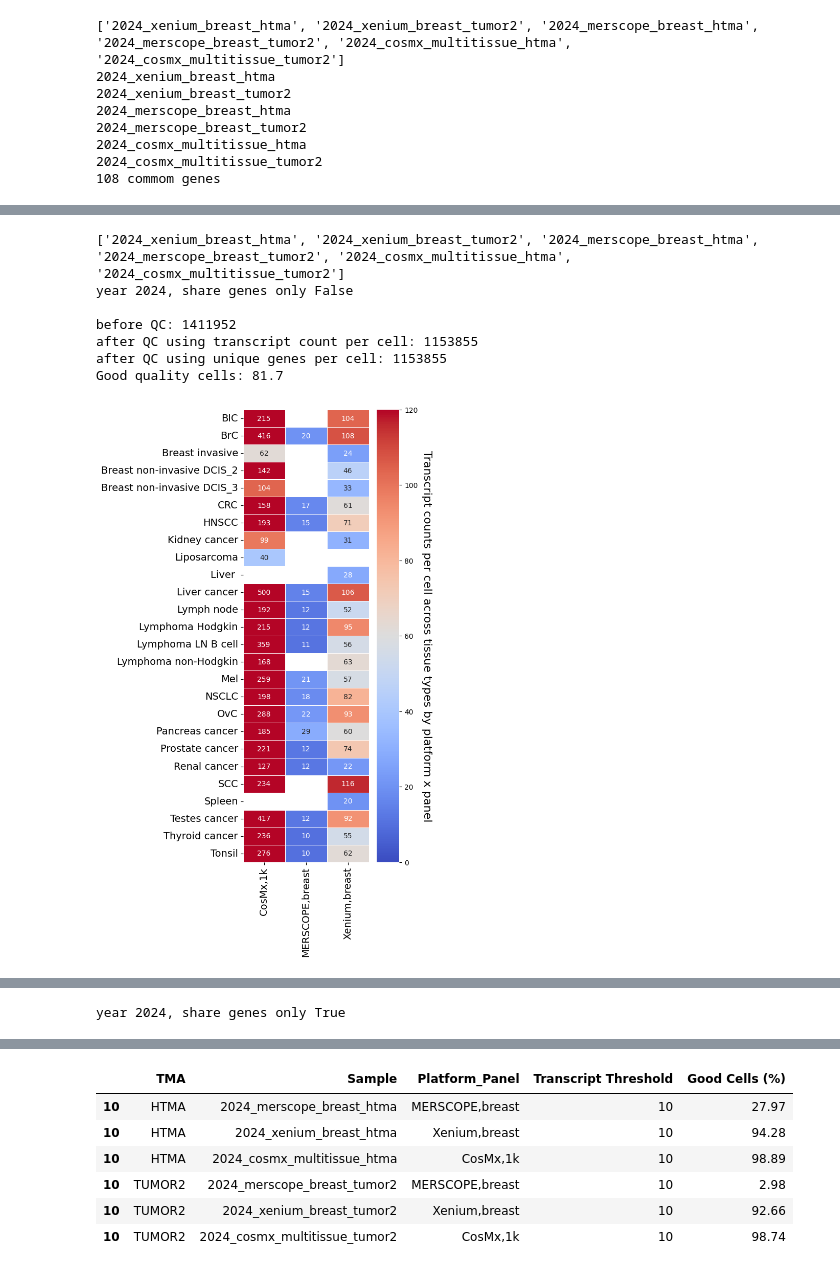
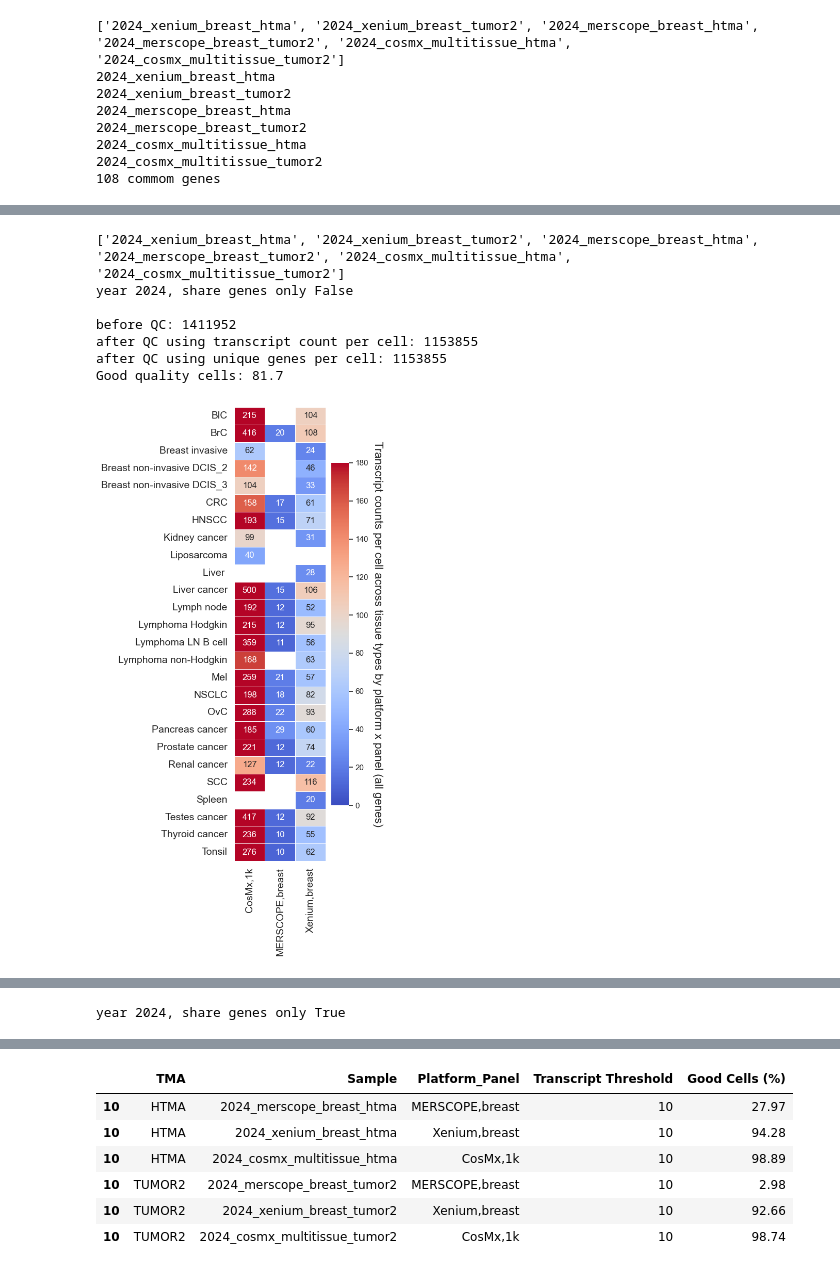
Before and after one commit to broadinstitute/ist_benchmarking, a Jupyter notebook: 06_single_cell_metrics.ipynb, the cells around one changed output, grey strips where cells are left out. Saved outputs shown, nothing was run; the diff lists cells and outputs as text; code cells hidden in the pictures.

Commit message:
update AI figures

```diff
--- a/06_single_cell_metrics.ipynb
+++ b/06_single_cell_metrics.ipynb
@@ -21,7 +26,7 @@ working directory: /mnt/disks/store/ist_benchmarking
 # get common genes
 samples = []
 sample_gene_list = {}
-for sample in SAMPLES[::2]:
+for sample in SAMPLES[:12][::2]:
     print (sample)
     samples.append(sample)
     genes = pd.read_parquet(
@@ -269,48 +271,56 @@ for year in ['2024']:
             df_plot = df_plot.pivot_table(index='tissue_type',columns=group_by,values=metric)
             # display(get_df_color(df_plot))
 
-            vmax = 120
-            if metric == 'unique_genes':
-                vmax = 70
+
+            vmax = 80 if metric == 'unique_genes' else 180
+            figsize=(3.6, 11)  if metric == 'unique_genes' else (6, 11)
 
             if common:
                 vmax = 40
+                figsize=(3.6, 11)
+
                 if metric == 'unique_genes':
-                    vmax = 10
+                    vmax = 20
 
             # Create the heatmap with annotations
-            plt.figure(figsize=(7, 11))  # Increase the figure width to accommodate the y-axis label
+            plt.figure(figsize=figsize)  # Increase the figure width to accommodate the y-axis label
 
             df_plot_trim = df_plot
             if 'MERSCOPE,lung' in df_plot_trim.columns:
                 df_plot_trim = df_plot.drop(columns=['MERSCOPE,lung'])
             df_plot_trim = round(df_plot_trim,2)
             g = sns.heatmap(df_plot_trim, annot=True, cmap='coolwarm', linewidths=0.5,
                             vmin=0, vmax=vmax, fmt=".0f")
             cbar = g.collections[0].colorbar
 
+            gene_string = 'shared genes' if common else 'all genes'
+
             # Adjust the position and size of the colorbar
             cbar.ax.set_position([0.91, 0.1, 0.02, 0.77])  # Adjust the first and third values
-            cbar.ax.set_ylabel(f"{' '.join(metric.split('_')).capitalize()} per cell across tissue types by platform x panel", rotation=270, labelpad=20, fontsize=16)
+            cbar.ax.set_ylabel(f"{' '.join(metric.split('_')).capitalize()} per cell across tissue types by platform x panel ({gene_string})", rotation=270, labelpad=20, fontsize=16)
             plt.xlabel('')
             plt.ylabel('')
             fontsize = 14
             xlabels = g.get_xticklabels()
             g.set_xticklabels(xlabels, fontsize=fontsize, rotation=90)
             ylabels = g.get_yticklabels()
-            g.set_yticklabels(ylabels, fontsize=fontsize)
+
+            if metric == 'unique_genes' or common==True:
+                g.set_yticklabels([])
+            else:
+                g.set_yticklabels(ylabels, fontsize=fontsize)
 
             plt.tight_layout()
 
             plt.savefig(f'{wd}/figures/Fig_4_Segmentation/Main_Fig_{metric}_{year}_{common}.png', dpi=250, transparent=True)
-            # plt.savefig(f'{wd}/figures/Fig_4_Segmentation/Main_Fig_{metric}_{year}_{common}.eps', dpi=250, transparent=True)
+            plt.savefig(f'{wd}/figures/Fig_4_Segmentation/Main_Fig_{metric}_{year}_{common}.eps', dpi=250, transparent=True)
             plt.show()
 # %% [output]
 ['2024_xenium_breast_htma', '2024_xenium_breast_tumor2', '2024_merscope_breast_htma', '2024_merscope_breast_tumor2', '2024_cosmx_multitissue_htma', '2024_cosmx_multitissue_tumor2']
 year 2024, share genes only False
 
 before QC: 1411952
 after QC using transcript count per cell: 1153855
 after QC using unique genes per cell: 1153855
 Good quality cells: 81.7
-[figure, old version]
+[figure, new version]
```
Also changed, not shown: parts of 5 cells of this notebook, 7 other files.
